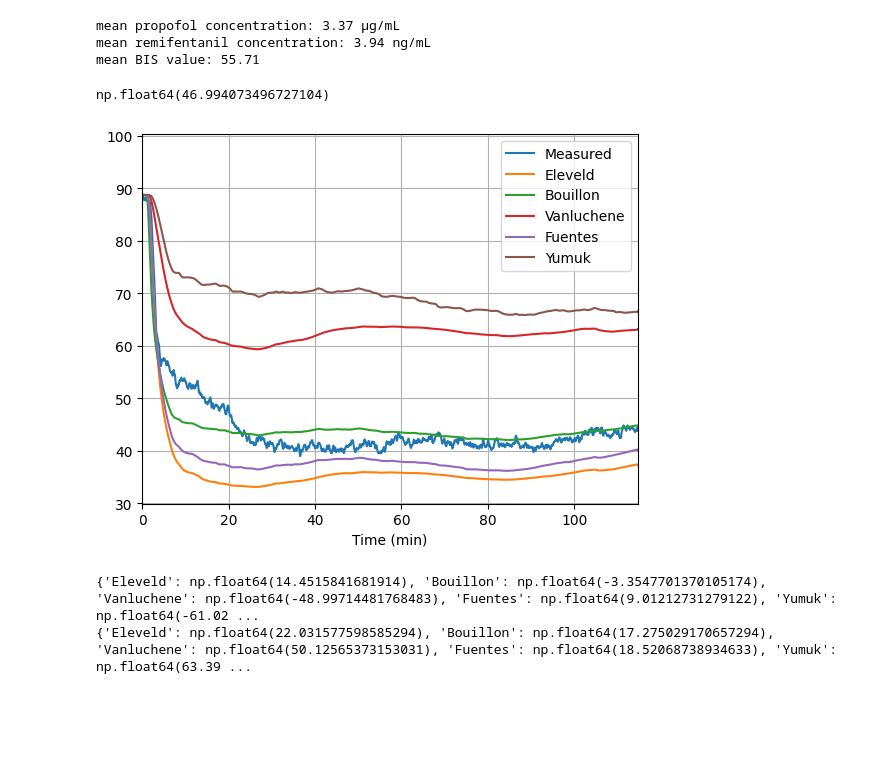
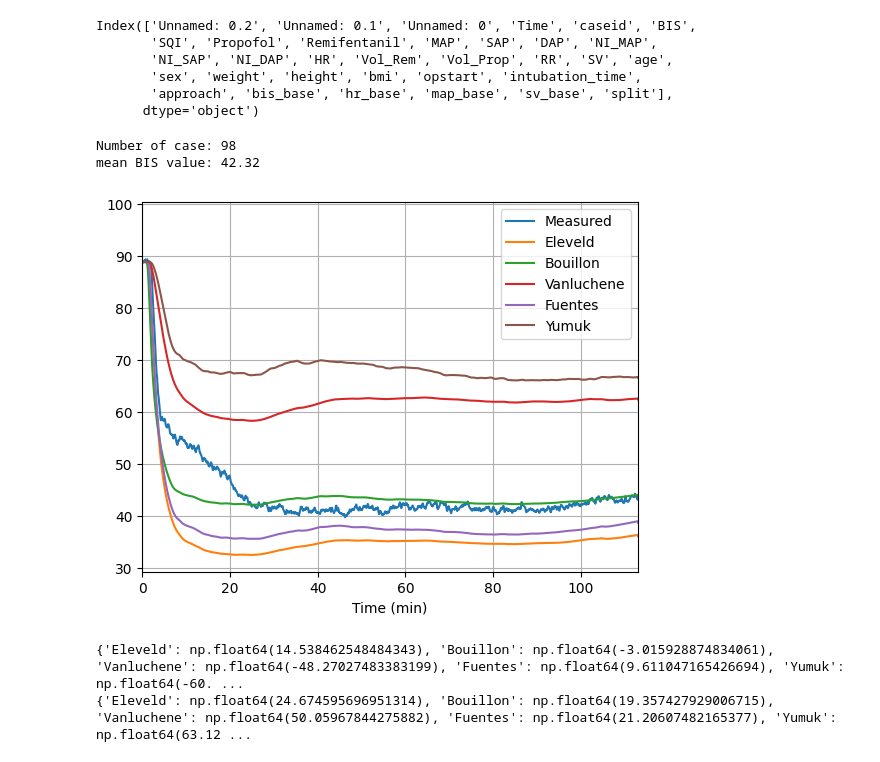
Before and after one commit to AnesthesiaSimulation/stimuli_effect_identification, a Jupyter notebook: example/bis_model_comparison.ipynb, the cells around one changed output. Cells and saved outputs as stored; diff of their text form; code cells hidden in the pictures; blank space fills up the shorter version.

```diff
--- a/example/bis_model_comparison.ipynb
+++ b/example/bis_model_comparison.ipynb
@@ -22,17 +6,22 @@ mean BIS value: 42.14
-# %%
-data_induction = data.query('Time<600 & Time>300')
-
-print(f"mean propofol concentration: {data_induction['Ce_prop'].median():.2f} µg/mL")
-print(f"mean remifentanil concentration: {data_induction['Ce_remi'].median():.2f} ng/mL")
-print(f"mean BIS value: {data_induction['BIS'].median():.2f}")
-# %% [output]
-mean propofol concentration: 3.37 µg/mL
-mean remifentanil concentration: 3.94 ng/mL
-mean BIS value: 55.71
-# %%
-data.bis_base.mean()
-# %% [output]
-np.float64(46.994073496727104)
+# %%
+pd.read_csv('data/database.csv').columns
+# %% [output]
+Index(['Unnamed: 0.2', 'Unnamed: 0.1', 'Unnamed: 0', 'Time', 'caseid', 'BIS',
+       'SQI', 'Propofol', 'Remifentanil', 'MAP', 'SAP', 'DAP', 'NI_MAP',
+       'NI_SAP', 'NI_DAP', 'HR', 'Vol_Rem', 'Vol_Prop', 'RR', 'SV', 'age',
+       'sex', 'weight', 'height', 'bmi', 'opstart', 'intubation_time',
+       'approach', 'bis_base', 'hr_base', 'map_base', 'sv_base', 'split'],
+      dtype='object')
+# %%
+# Load data
+data_simu = pd.read_csv('data/simulated_vitaldb_no_stimuli.csv')
+data_measure = pd.read_csv('data/database.csv')
+data = pd.merge(data_simu, data_measure, on=['caseid', 'Time'], suffixes=("_sim", "_meas"))
+print(f"Number of case: {data.caseid.nunique()}")
+print(f"mean BIS value: {data['BIS_meas'].median():.2f}")
+# %% [output]
+Number of case: 98
+mean BIS value: 42.32
 # %%
 available_bis_model = [
     'Eleveld',
@@ -46,9 +35,9 @@ for model in available_bis_model:
     for caseid, data_case in data.groupby('caseid'):
         bis_model = pas.BIS_model(hill_model=model, age=data_case['age'].iloc[0])
         e0_init = bis_model.E0
-        bis_model.E0 = data_case['BIS'].iloc[0]
+        bis_model.E0 = data_case['BIS_meas'].iloc[0]
         bis_model.Emax *= bis_model.E0 / e0_init
-        bis_case = bis_model.compute_bis(data_case['Ce_prop'].values, data_case['Ce_remi'].values)
+        bis_case = bis_model.compute_bis(data_case['x_propo_4'].values, data_case['x_remi_4'].values)
         bis+=list(bis_case)
     data.insert(0, f"BIS_{model}", bis)
 
@@ -57,34 +46,34 @@ model='Bouillon'
 for caseid, data_case in data.groupby('caseid'):
     bis_model = pas.BIS_model(hill_model=model, age=data_case['age'].iloc[0])
     e0_init = bis_model.E0
-    bis_model.E0 = data_case['BIS'].iloc[0]
+    bis_model.E0 = data_case['BIS_meas'].iloc[0]
     bis_model.Emax *= bis_model.E0 / e0_init
-    bis_case = bis_model.compute_bis(data_case['Ce_prop'].values, data_case['Ce_remi'].values)
+    bis_case = bis_model.compute_bis(data_case['x_propo_4'].values, data_case['x_remi_4'].values)
     bis+=list(bis_case)
 data.insert(0, "BIS_Bouillon_E0", bis)
 # %%
 min_case_duration = data.groupby('caseid')['Time'].max().min()
 
 data['Time'] = data.groupby('caseid')['Time'].transform(lambda x: x - x.min())
 intub_median = np.median(data['intubation_time'].unique())
 opstart_median = np.median(data['opstart'].unique())
-bis_mean = data.groupby("Time")["BIS"].mean()
-bis_std = data.groupby("Time")["BIS"].std()
+bis_mean = data.groupby("Time")["BIS_meas"].mean()
+bis_std = data.groupby("Time")["BIS_meas"].std()
 x = bis_mean.index/60
 plt.plot(x, bis_mean, label='Measured')
 for model in available_bis_model:
     bis_mean = data.groupby("Time")[f"BIS_{model}"].mean().values
     plt.plot(x, bis_mean, label=model)
 # plt.plot(x, data.groupby("Time")["BIS_Bouillon_E0"].mean().values, label='Bouillon (E0 identified)', linestyle='--', color='green')
 
 plt.grid()
 plt.legend(prop={'size': 10}, loc=1)
 plt.xlim([0,min_case_duration/60])
 plt.xlabel('Time (min)')
 plt.savefig('output/bis_comparison.pdf', dpi=300)
 plt.show()
 # %% [output]
-[figure, old version]
+[figure, new version]
 # %%
 mdpe_model = {}
 mdape_model = {}
@@ -95,7 +84,7 @@ for model in available_bis_model:
     length_list = []
 
     for caseid, data_case in data.groupby('caseid'):
-        PE = 100 * ((data_case['BIS'] - data_case[f"BIS_{model}"])/data_case['BIS']).values
+        PE = 100 * ((data_case['BIS_meas'] - data_case[f"BIS_{model}"])/data_case['BIS_meas']).values
         MDPE_case = np.median(PE)
         MDAPE_case = np.median(np.abs(PE))
         var_mdpe_case = np.var(PE)
@@ -110,5 +99,5 @@ for model in available_bis_model:
 print(mdpe_model)
 print(mdape_model)
 # %% [output]
-{'Eleveld': np.float64(14.4515841681914), 'Bouillon': np.float64(-3.3547701370105174), 'Vanluchene': np.float64(-48.99714481768483), 'Fuentes': np.float64(9.01212731279122), 'Yumuk': np.float64(-61.02 ...
-{'Eleveld': np.float64(22.031577598585294), 'Bouillon': np.float64(17.275029170657294), 'Vanluchene': np.float64(50.12565373153031), 'Fuentes': np.float64(18.52068738934633), 'Yumuk': np.float64(63.39 ...
+{'Eleveld': np.float64(14.538462548484343), 'Bouillon': np.float64(-3.015928874834061), 'Vanluchene': np.float64(-48.27027483383199), 'Fuentes': np.float64(9.611047165426694), 'Yumuk': np.float64(-60. ...
+{'Eleveld': np.float64(24.674595696951314), 'Bouillon': np.float64(19.357427929006715), 'Vanluchene': np.float64(50.05967844275882), 'Fuentes': np.float64(21.20607482165377), 'Yumuk': np.float64(63.12 ...
```
Also changed, not shown: parts of 1 cell of this notebook, 9 other files.
